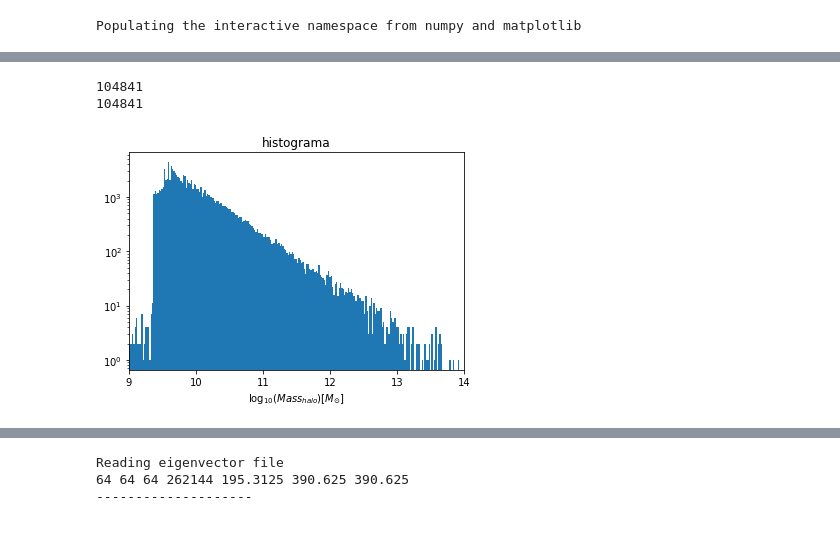
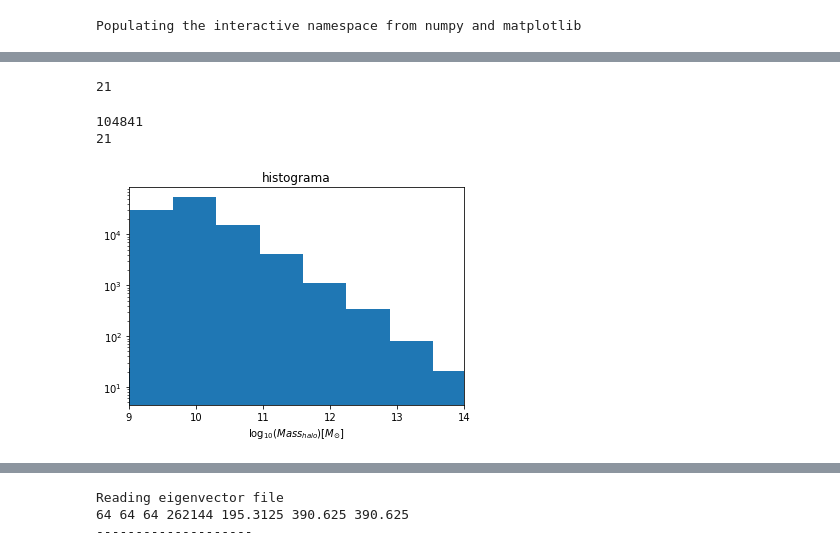
Before and after one commit to Daniel-Montenegro/Thesis, a Jupyter notebook: proyecto/Activity_1/Activity_1.ipynb, the cells around one changed output, grey strips where cells are left out. Saved outputs shown, nothing was run; the diff lists cells and outputs as text; code cells hidden in the pictures.

Commit message:
Primer Proyecto
Esta ultima modificación se realizó un re nombramiento de los valores de los halos. Solo se van a considerar los halos que contienen un bh en su interior

```diff
--- a/proyecto/Activity_1/Activity_1.ipynb
+++ b/proyecto/Activity_1/Activity_1.ipynb
@@ -25,3 +72,9 @@ Populating the interactive namespace from numpy and matplotlib
+# %%
+#print(r[0])
+#print(r_bh)
+print(len(r_bh))
+# %% [output]
+21
 # %%
 """
 INFORMACION SOBRE LOS HALOS
@@ -46,27 +99,27 @@ spin_halo=sub.SubhaloSpin ##ckpc/h
 r_halo = sub.SubhaloPos ## posicion en x,y,z ckp/h
 # %%
 print(len(Mass_halo))
-print(len(spin_halo))
+print(len(Mass_bh))
 
 #print(vel_halo)
 #print(len(vel_dis_halo))
 # %% [output]
 104841
-104841
+21
 # %%
 """
 Histograma de masa de los halos
 """
 Bines=np.int(np.sqrt(len(Mass_halo)))
 #hist_Mass_halo=np.histogram(np.log10(Mass_halo), bins=17)
 plt.figure()
-plt.hist(np.log10(Mass_halo),bins=Bines, log=True)
+plt.hist(np.log10(Mass_halo), log=True)
 plt.xlim(9,14)
 plt.title("histograma")
 plt.xlabel("$\log_{10}(Mass_{halo})[M_{\odot}]$")
 plt.savefig("histo_Mass_halo.png")
 # %% [output]
-[figure, old version]
+[figure, new version]
 # %%
 """
 GRAFICAS DE VERIFIVACION
```
Also changed, not shown: parts of 23 cells of this notebook, 39 other files.
